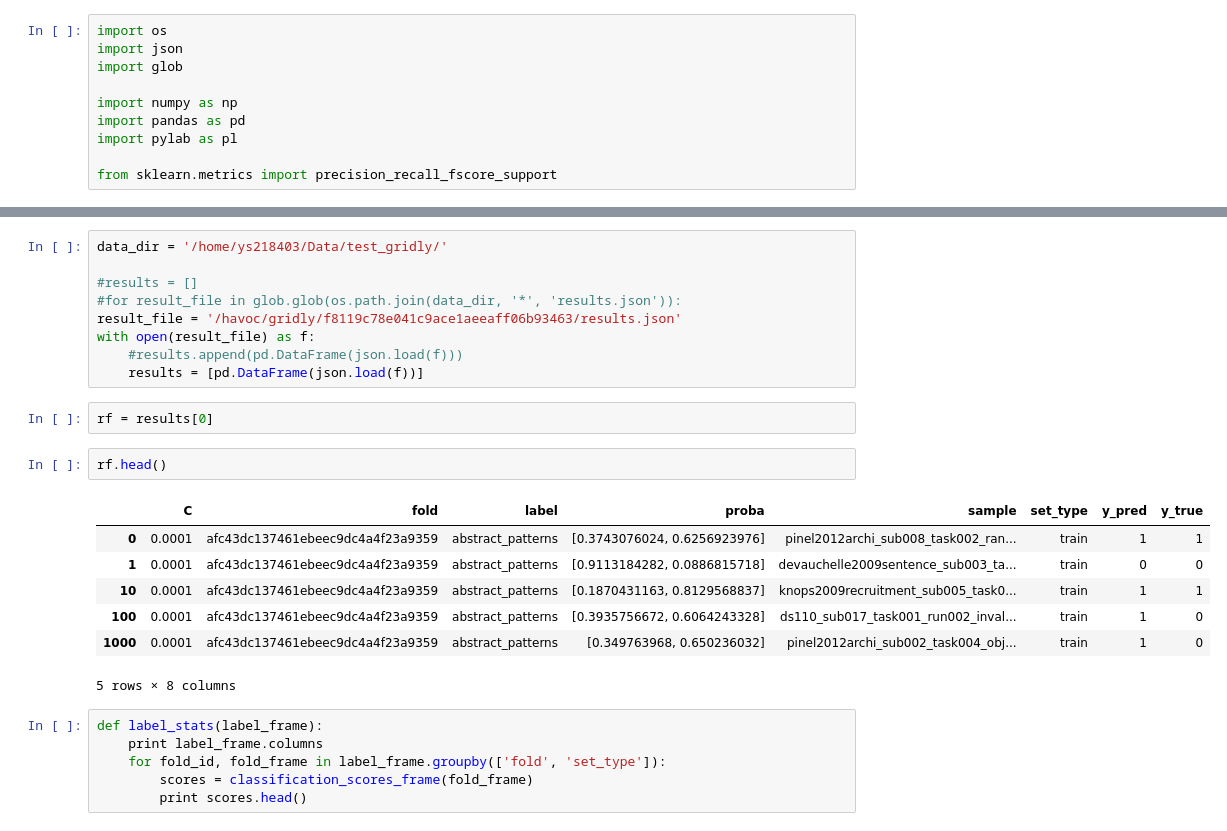
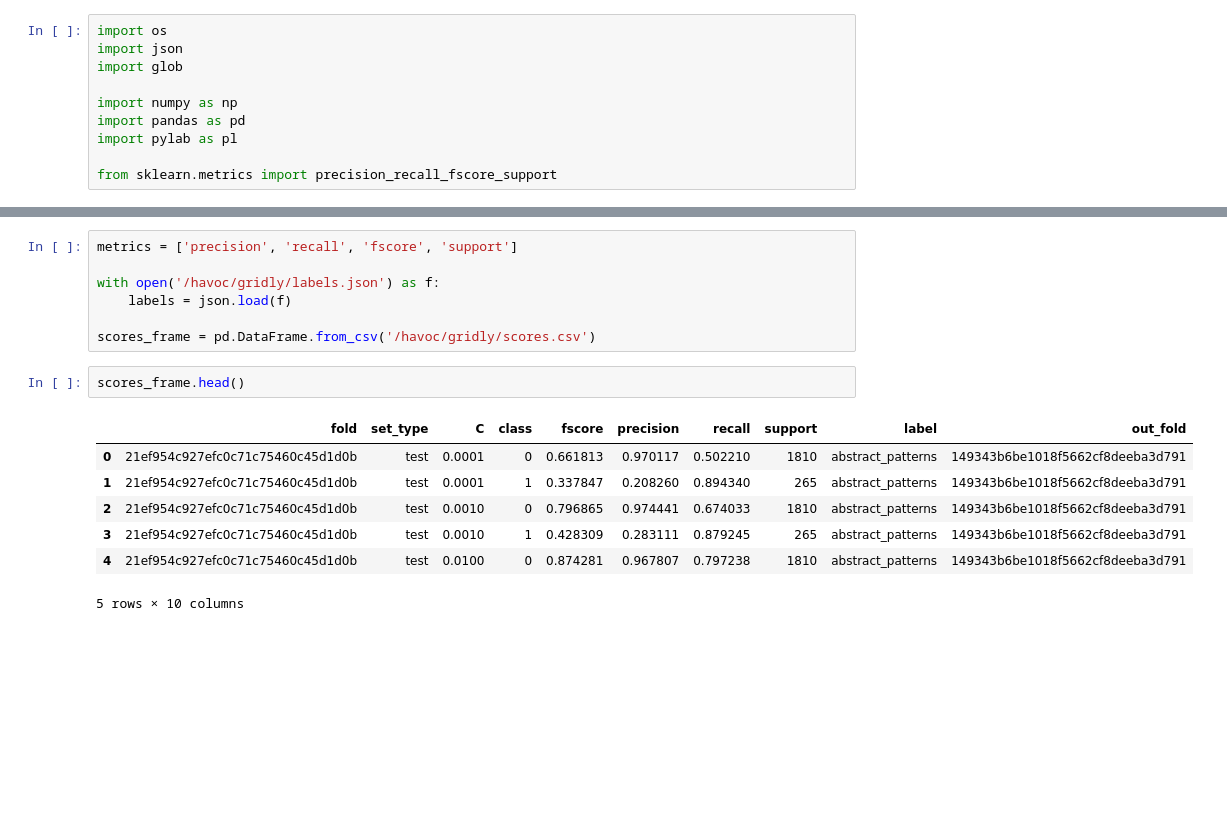
Before and after one commit to schwarty/notebooks, a Jupyter notebook: model_evaluation.ipynb, the cells around one changed output, grey strips where cells are left out. Drawn from its saved outputs; the diff is of its cells as text; blank space fills up the shorter version.

```diff
--- a/model_evaluation.ipynb
+++ b/model_evaluation.ipynb
@@ -44,27 +11,17 @@ labels = [u'abstract_patterns',
-# %%
-data_dir = '/home/ys218403/Data/test_gridly/'
-
-#results = []
-#for result_file in glob.glob(os.path.join(data_dir, '*', 'results.json')):
-result_file = '/havoc/gridly/f8119c78e041c9ace1aeeaff06b93463/results.json'
-with open(result_file) as f:
-    #results.append(pd.DataFrame(json.load(f)))
-    results = [pd.DataFrame(json.load(f))]
-# %%
-rf = results[0]
+# %%
+metrics = ['precision', 'recall', 'fscore', 'support']
+
+with open('/havoc/gridly/labels.json') as f:
+    labels = json.load(f)
+
+scores_frame = pd.DataFrame.from_csv('/havoc/gridly/scores.csv')
 # %%
-rf.head()
+scores_frame.head()
 # %% [output]
-|  | C | fold | label | proba | sample | set_type | y_pred | y_true |
-| 0 | 0.0001 | afc43dc137461ebeec9dc4a4f23a9359 | abstract_patterns | [0.3743076024, 0.6256923976] | pinel2012archi_sub008_task002_ran... | train | 1 | 1 |
-| 1 | 0.0001 | afc43dc137461ebeec9dc4a4f23a9359 | abstract_patterns | [0.9113184282, 0.0886815718] | devauchelle2009sentence_sub003_ta... | train | 0 | 0 |
-| 10 | 0.0001 | afc43dc137461ebeec9dc4a4f23a9359 | abstract_patterns | [0.1870431163, 0.8129568837] | knops2009recruitment_sub005_task0... | train | 1 | 1 |
-| 100 | 0.0001 | afc43dc137461ebeec9dc4a4f23a9359 | abstract_patterns | [0.3935756672, 0.6064243328] | ds110_sub017_task001_run002_inval... | train | 1 | 0 |
-| 1000 | 0.0001 | afc43dc137461ebeec9dc4a4f23a9359 | abstract_patterns | [0.349763968, 0.650236032] | pinel2012archi_sub002_task004_obj... | train | 1 | 0 |
+|  | fold | set_type | C | class | fscore | precision | recall | support | label | out_fold |
+| 0 | 21ef954c927efc0c71c75460c45d1d0b | test | 0.0001 | 0 | 0.661813 | 0.970117 | 0.502210 | 1810 | abstract_patterns | 149343b6be1018f5662cf8deeba3d791 |
+| 1 | 21ef954c927efc0c71c75460c45d1d0b | test | 0.0001 | 1 | 0.337847 | 0.208260 | 0.894340 | 265 | abstract_patterns | 149343b6be1018f5662cf8deeba3d791 |
+| 2 | 21ef954c927efc0c71c75460c45d1d0b | test | 0.0010 | 0 | 0.796865 | 0.974441 | 0.674033 | 1810 | abstract_patterns | 149343b6be1018f5662cf8deeba3d791 |
+| 3 | 21ef954c927efc0c71c75460c45d1d0b | test | 0.0010 | 1 | 0.428309 | 0.283111 | 0.879245 | 265 | abstract_patterns | 149343b6be1018f5662cf8deeba3d791 |
+| 4 | 21ef954c927efc0c71c75460c45d1d0b | test | 0.0100 | 0 | 0.874281 | 0.967807 | 0.797238 | 1810 | abstract_patterns | 149343b6be1018f5662cf8deeba3d791 |
-5 rows × 8 columns
+5 rows × 10 columns
-# %%
-def label_stats(label_frame):
-    print label_frame.columns
-    for fold_id, fold_frame in label_frame.groupby(['fold', 'set_type']):
-        scores = classification_scores_frame(fold_frame)
-        print scores.head()
```
Also changed, not shown: parts of 17 cells of this notebook.
